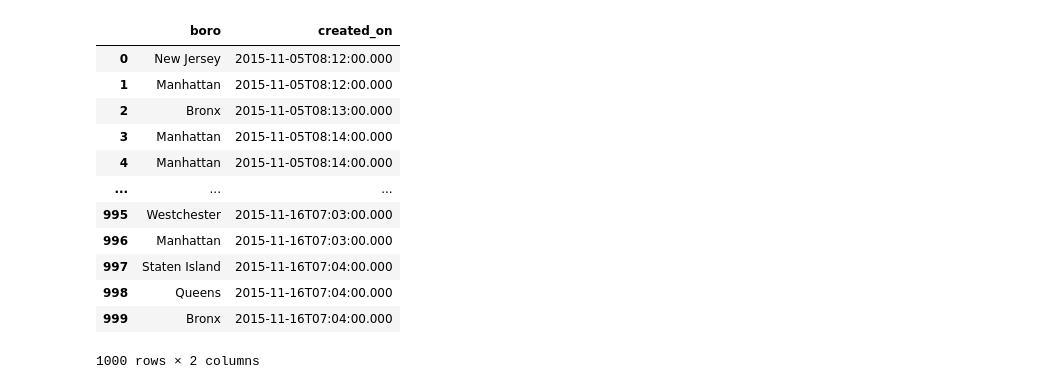
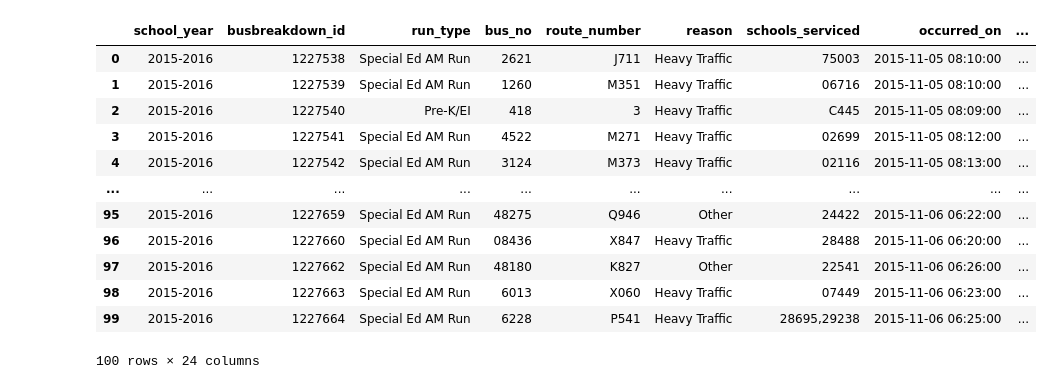
Before and after one commit to bhardwajshreyansh/nyc-route-watch, a Jupyter notebook: main.ipynb, the cells around one changed output. Cells and saved outputs as stored; diff of their text form; code cells hidden in the pictures.

```diff
--- a/main.ipynb
+++ b/main.ipynb
@@ -14,30 +14,42 @@ df['last_updated_on'] = pd.to_datetime(df['last_updated_on'], errors='coerce')
 
 df['how_long_delayed'] = pd.to_numeric(df['how_long_delayed'], errors='coerce')
 df['number_of_students_on_the_bus'] = pd.to_numeric(df['number_of_students_on_the_bus'], errors='coerce')
-
+df['hour'] = df['occurred_on'].dt.hour
 df['year'] = df['occurred_on'].dt.year
 df['month'] = df['occurred_on'].dt.month
 df['day_of_week'] = df['occurred_on'].dt.day_name()
+
+df['boro'] = df['boro'].fillna('Unknown')
+df['reason'] = df['reason'].fillna('Unknown')
+
+day_order = ['Monday', 'Tuesday', 'Wednesday', 'Thursday', 'Friday', 'Saturday', 'Sunday']
+df['day_of_week'] = pd.Categorical(df['day_of_week'], categories=day_order, ordered=True)
+
+borough_options = ['All'] + sorted(df['boro'].unique().tolist())
+reason_options = ['All'] + sorted(df['reason'].unique().tolist())
+
+borough_param = alt.param(name='Borough', bind=alt.binding_select(options=borough_options), value='All')
+reason_param = alt.param(name='Reason', bind=alt.binding_select(options=reason_options), value='All')
+
+borough_filter = (alt.datum.boro == borough_param) | (borough_param == 'All')
+reason_filter = (alt.datum.reason == reason_param) | (reason_param == 'All')
 # %%
-selected_columns = ["boro", "created_on"]
-
-df2 = df[selected_columns]
-df2.describe
-df2
+df.columns
+df.head(100)
 # %% [output]
-|  | boro | created_on |
-| 0 | New Jersey | 2015-11-05T08:12:00.000 |
-| 1 | Manhattan | 2015-11-05T08:12:00.000 |
-| 2 | Bronx | 2015-11-05T08:13:00.000 |
-| 3 | Manhattan | 2015-11-05T08:14:00.000 |
-| 4 | Manhattan | 2015-11-05T08:14:00.000 |
-| ... | ... | ... |
-| 995 | Westchester | 2015-11-16T07:03:00.000 |
-| 996 | Manhattan | 2015-11-16T07:03:00.000 |
-| 997 | Staten Island | 2015-11-16T07:04:00.000 |
-| 998 | Queens | 2015-11-16T07:04:00.000 |
-| 999 | Bronx | 2015-11-16T07:04:00.000 |
+|  | school_year | busbreakdown_id | run_type | bus_no | route_number | reason | schools_serviced | occurred_on | ... |
+| 0 | 2015-2016 | 1227538 | Special Ed AM Run | 2621 | J711 | Heavy Traffic | 75003 | 2015-11-05 08:10:00 | ... |
+| 1 | 2015-2016 | 1227539 | Special Ed AM Run | 1260 | M351 | Heavy Traffic | 06716 | 2015-11-05 08:10:00 | ... |
+| 2 | 2015-2016 | 1227540 | Pre-K/EI | 418 | 3 | Heavy Traffic | C445 | 2015-11-05 08:09:00 | ... |
+| 3 | 2015-2016 | 1227541 | Special Ed AM Run | 4522 | M271 | Heavy Traffic | 02699 | 2015-11-05 08:12:00 | ... |
+| 4 | 2015-2016 | 1227542 | Special Ed AM Run | 3124 | M373 | Heavy Traffic | 02116 | 2015-11-05 08:13:00 | ... |
+| ... | ... | ... | ... | ... | ... | ... | ... | ... | ... |
+| 95 | 2015-2016 | 1227659 | Special Ed AM Run | 48275 | Q946 | Other | 24422 | 2015-11-06 06:22:00 | ... |
+| 96 | 2015-2016 | 1227660 | Special Ed AM Run | 08436 | X847 | Heavy Traffic | 28488 | 2015-11-06 06:20:00 | ... |
+| 97 | 2015-2016 | 1227662 | Special Ed AM Run | 48180 | K827 | Other | 22541 | 2015-11-06 06:26:00 | ... |
+| 98 | 2015-2016 | 1227663 | Special Ed AM Run | 6013 | X060 | Heavy Traffic | 07449 | 2015-11-06 06:23:00 | ... |
+| 99 | 2015-2016 | 1227664 | Special Ed AM Run | 6228 | P541 | Heavy Traffic | 28695,29238 | 2015-11-06 06:25:00 | ... |
-1000 rows × 2 columns
+100 rows × 24 columns
 # %%
 trend_chart = alt.Chart(df).mark_line().encode(
     x='yearmonth(occurred_on):T',
```
Also changed, not shown: parts of 1 cell of this notebook.
